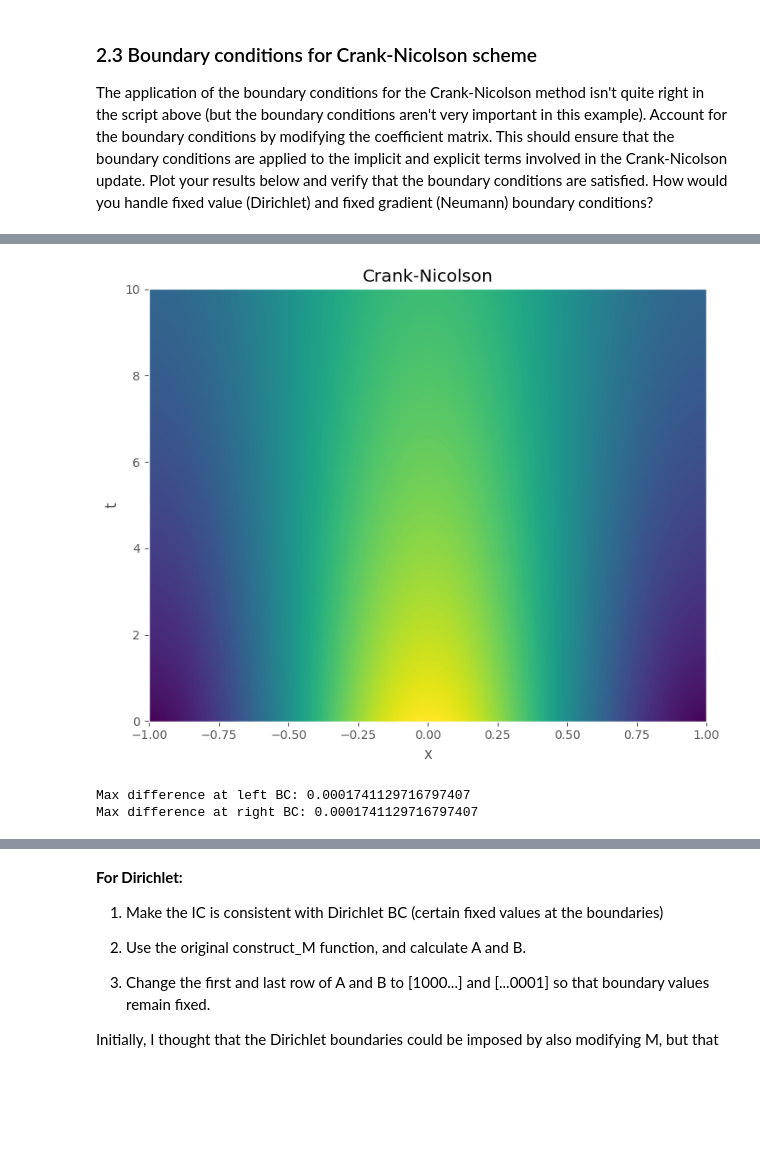
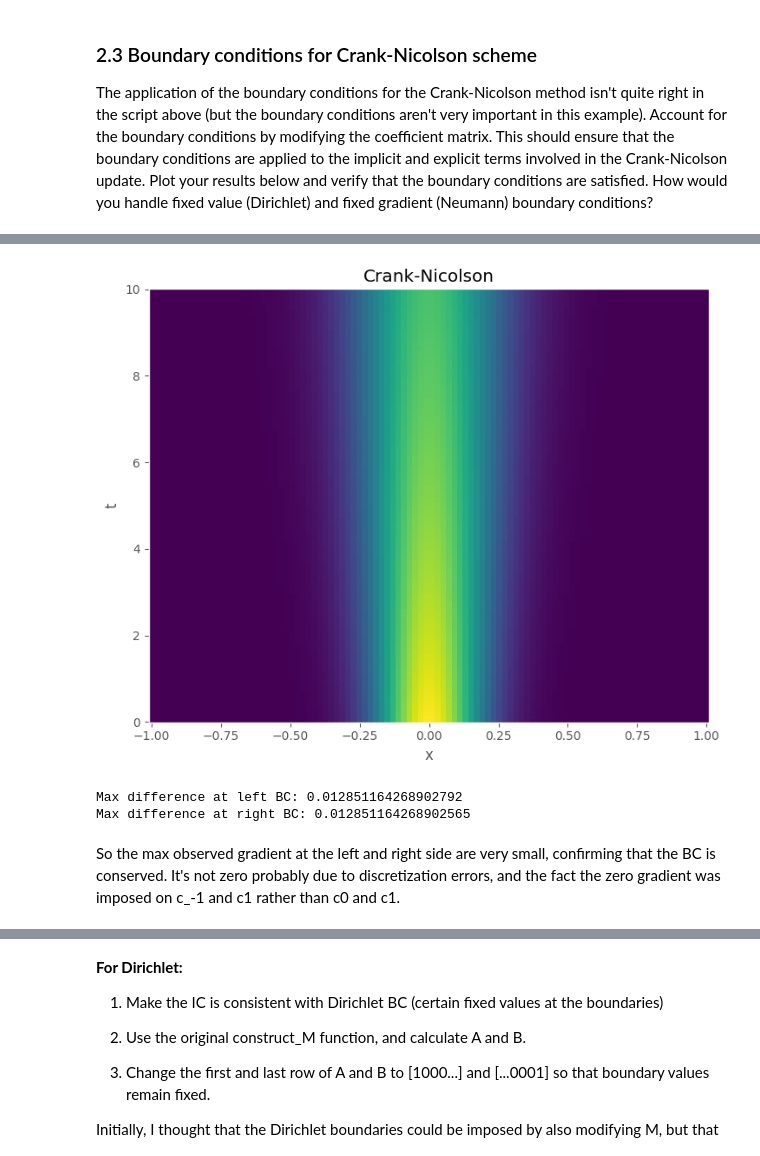
Before and after one commit to JefPhilippe/QCES, a Jupyter notebook: Project1_numerical_methods.ipynb, the cells around one changed output, grey strips where cells are left out. Cells and saved outputs as stored; diff of their text form; code cells hidden in the pictures; blank space fills up the shorter version.

```diff
--- a/Project1_numerical_methods.ipynb
+++ b/Project1_numerical_methods.ipynb
@@ -817,7 +823,7 @@ def CN_noforcedBCs(x, t, kappa):
     return c
 # %%
 # Defining parameters
-kappa = 0.01  # diffusivity, original 0.001
+kappa = 0.001  # diffusivity, original 0.001
 
 # Timestepping parameters
 t_start = 0  # start time (note that this is not the same time used to evaluate the exact solution to set the ICs)
@@ -827,7 +833,7 @@ Nt = 1000  # number of timesteps
 # Size of the physical domain
 x_start = -1
 x_end = 1
-Nx = 1000
+Nx = 100
 
 t = np.linspace(t_start, t_end, Nt)  # Create a vector of times
 x = np.linspace(x_start, x_end, Nx)  # Create a vector for x
@@ -836,7 +842,6 @@ c_CN = CN_noforcedBCs(x, t, kappa) # Crank-Nicolson
 
 # Plot the results
 plt.figure(figsize=(14, 6))
-
 plt.subplot(1, 2, 2)
 plt.pcolormesh(x, t, c_CN.T, shading='auto')
 plt.xlabel('x')
@@ -847,6 +852,6 @@ plt.tight_layout()
 plt.show()
 
 # verify BCs:
-print("Max difference at left BC:", np.max(np.abs(c_CN[0, :] - c_CN[1, :])))
-print("Max difference at right BC:", np.max(np.abs(c_CN[-1, :] - c_CN[-2, :])))
+print("Max difference at left BC:", np.max(np.abs(c_CN[0, :] - c_CN[1, :] / dx)))
+print("Max difference at right BC:", np.max(np.abs(c_CN[-1, :] - c_CN[-2, :] / dx)))
 # %% [output]
@@ -854,6 +859,8 @@ Crank-Nicolson method took 3.04 seconds
-[figure, old version]
+[figure, new version]
-Max difference at left BC: 0.0001741129716797407
-Max difference at right BC: 0.0001741129716797407
+Max difference at left BC: 0.012851164268902792
+Max difference at right BC: 0.012851164268902565
+# %% [markdown]
+So the max observed gradient at the left and right side are very small, confirming that the BC is conserved. It's not zero probably due to discretization errors, and the fact the zero gradient was imposed on c_-1 and c1 rather than c0 and c1.
 # %%
 # Add code to plot exact and numerical solutions (zoom on edges)
 kappa = 0.01
```
Also changed, not shown: parts of 14 cells of this notebook.
